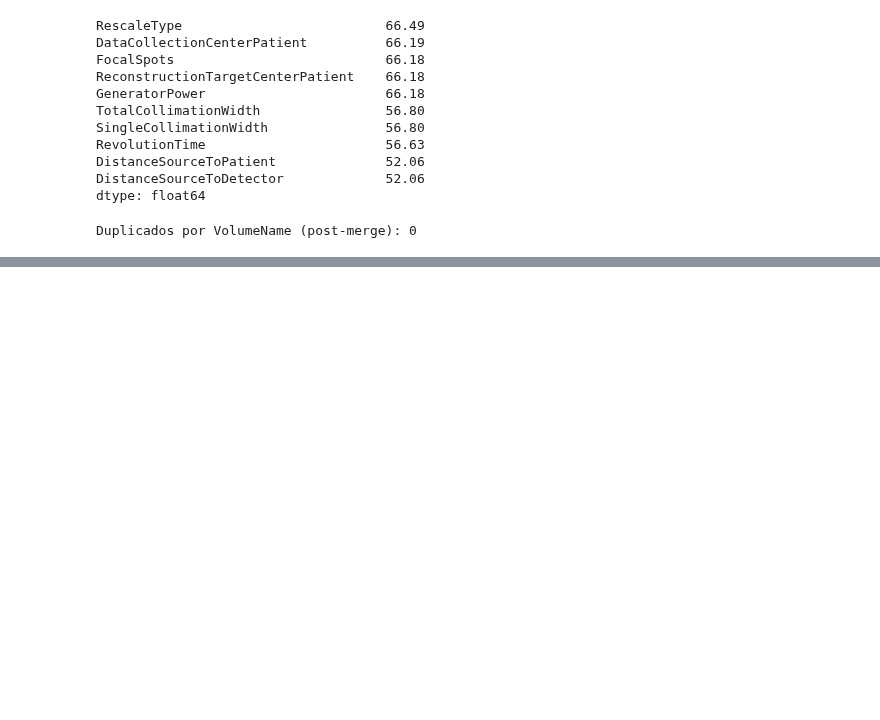
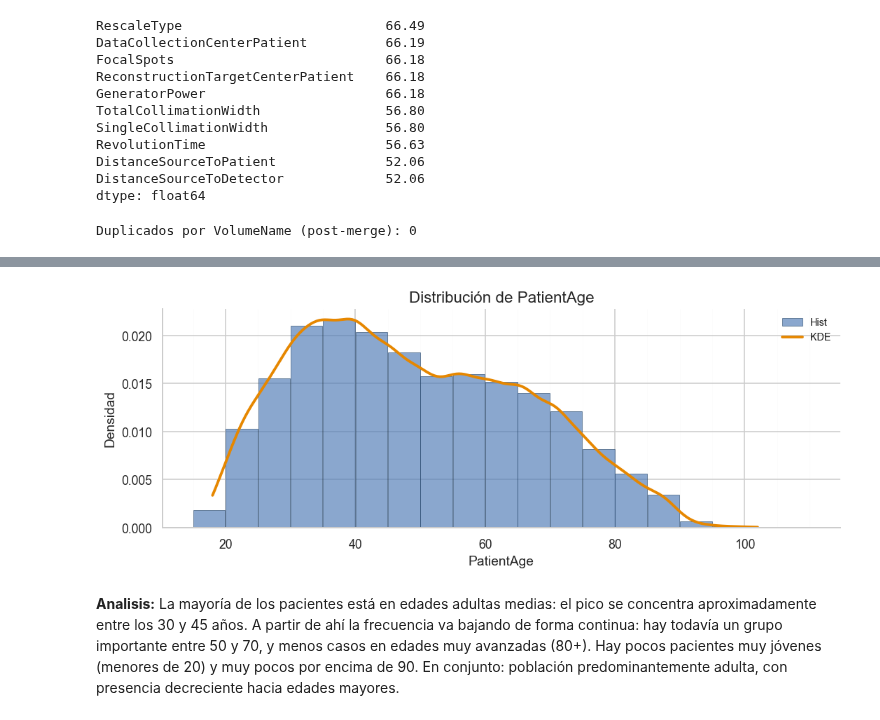
Before and after one commit to JeroHoyos/Reto-VLM3D-UNALMED, a Jupyter notebook: notebooks/otros_labels.ipynb, the cells around one changed output, grey strips where cells are left out. Cells and saved outputs as stored; diff of their text form; code cells hidden in the pictures; blank space fills up the shorter version.

```diff
--- a/notebooks/otros_labels.ipynb
+++ b/notebooks/otros_labels.ipynb
@@ -286,0 +168,54 @@ Name: count, dtype: int64
+# %%
+ages = df_full["PatientAge"].dropna().values
+
+sns.set_style("whitegrid")
+
+plt.rcParams.update({
+    "axes.spines.top": False,
+    "axes.spines.right": False,
+    "figure.dpi": 115,
+    "axes.titlesize": 14,
+    "axes.labelsize": 12,
+    "legend.frameon": False
+})
+
+age_min = max(0, np.floor(ages.min()/5)*5)
+age_max = np.ceil(ages.max()/5)*5 + 5
+bins = np.arange(age_min, age_max + 1e-9, 5)
+
+plt.figure(figsize=(9.5, 3.8))
+
+plt.hist(
+    ages,
+    bins=bins,
+    density=True,
+    rwidth=0.98,
+    color="#4b78b4",
+    edgecolor="#2f4d70",
+    linewidth=0.6,
+    alpha=0.65,
+    label="Hist"
+ )
+
+if np.unique(ages).size > 1:
+    sns.kdeplot(
+    ages,
+    color="#e68700",
+    lw=2.4,
+    bw_adjust=0.9,
+    clip=(ages.min(), ages.max()),
+    label="KDE"
+)
+
+plt.title("Distribución de PatientAge")
+plt.xlabel("PatientAge")
+plt.ylabel("Densidad")
+plt.minorticks_on()
+plt.grid(axis="x", which="minor", alpha=0.07, lw=0.4)
+plt.legend(fontsize=9)
+plt.tight_layout()
+plt.show()
+# %% [output]
+[figure, added]
+# %% [markdown]
+**Analisis:** La mayoría de los pacientes está en edades adultas medias: el pico se concentra aproximadamente entre los 30 y 45 años. A partir de ahí la frecuencia va bajando de forma continua: hay todavía un grupo importante entre 50 y 70, y menos casos en edades muy avanzadas (80+). Hay pocos pacientes muy jóvenes (menores de 20) y muy pocos por encima de 90. En conjunto: población predominantemente adulta, con presencia decreciente hacia edades mayores.
```
Also changed, not shown: parts of 12 cells of this notebook.
